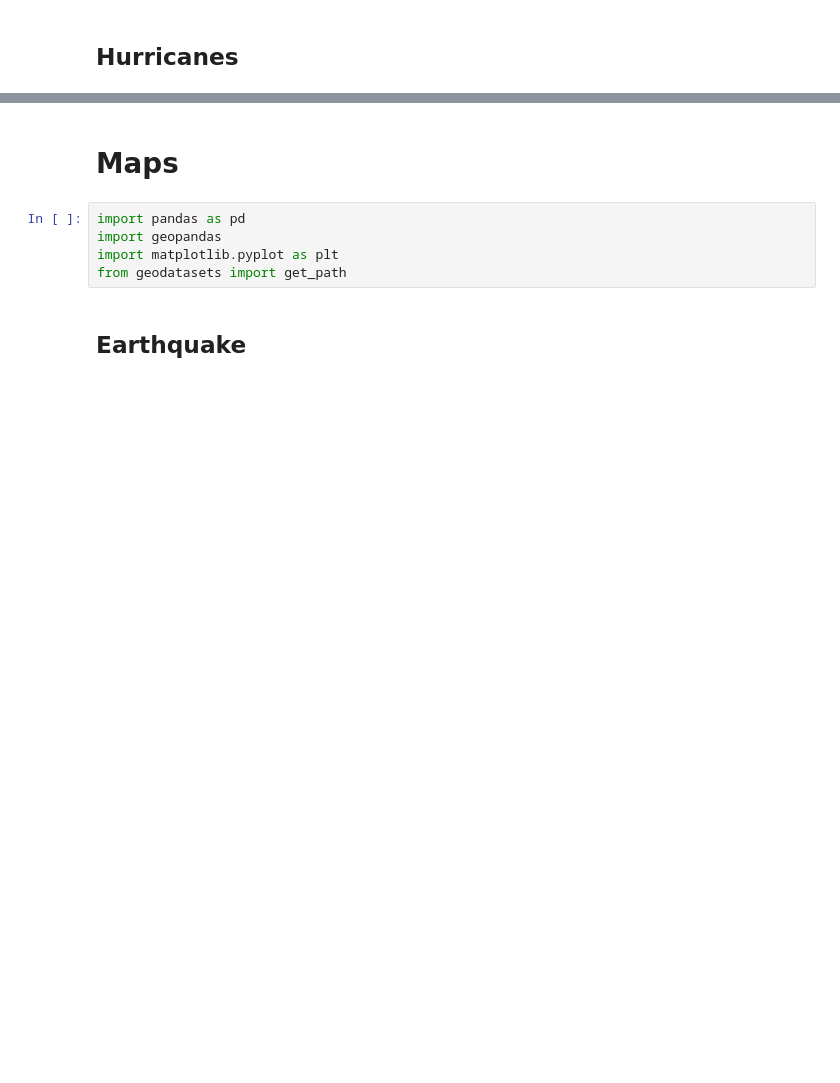
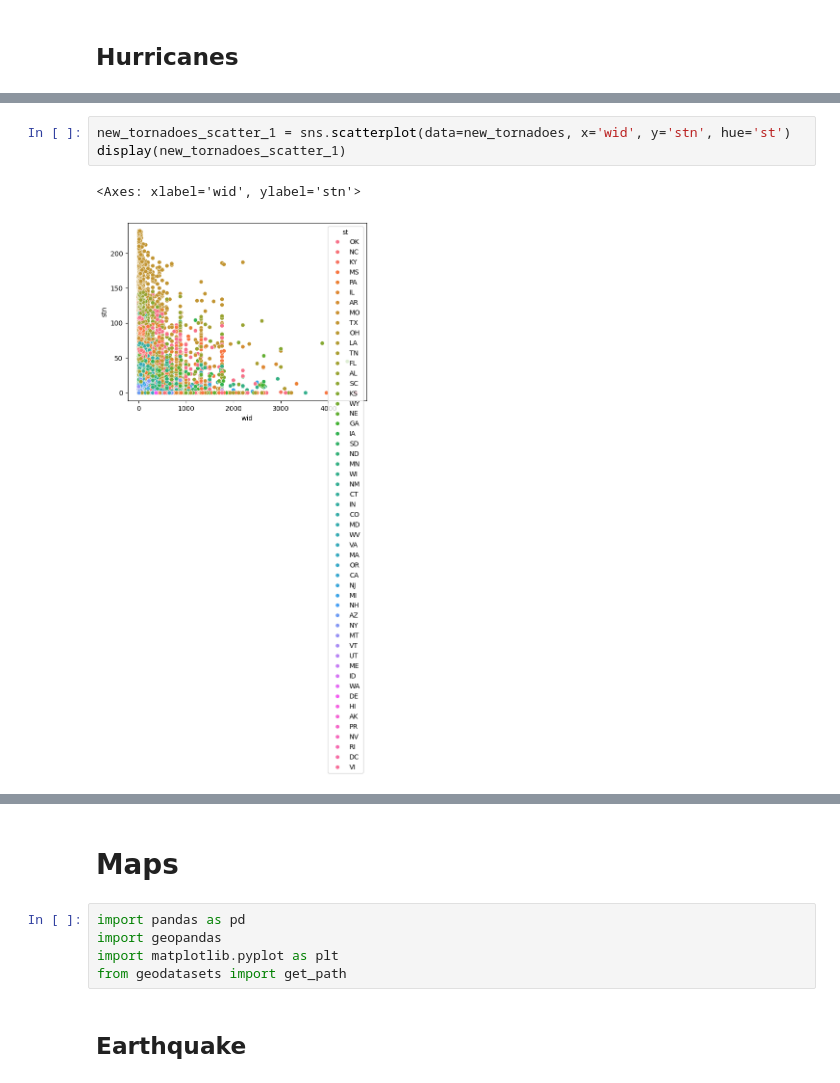
Before and after one commit to beaumartin25/cs5830_final_project, a Jupyter notebook: final_project.ipynb, the cells around one changed output, grey strips where cells are left out. Saved outputs shown, nothing was run; the diff lists cells and outputs as text; blank space fills up the shorter version.

```diff
--- a/final_project.ipynb
+++ b/final_project.ipynb
@@ -80,0 +247,6 @@ display(tornadoes)
+# %%
+new_tornadoes_scatter_1 = sns.scatterplot(data=new_tornadoes, x='wid', y='stn', hue='st')
+display(new_tornadoes_scatter_1)
+# %% [output]
+<Axes: xlabel='wid', ylabel='stn'>
+[figure, added]
```
Also changed, not shown: parts of 23 cells of this notebook.
